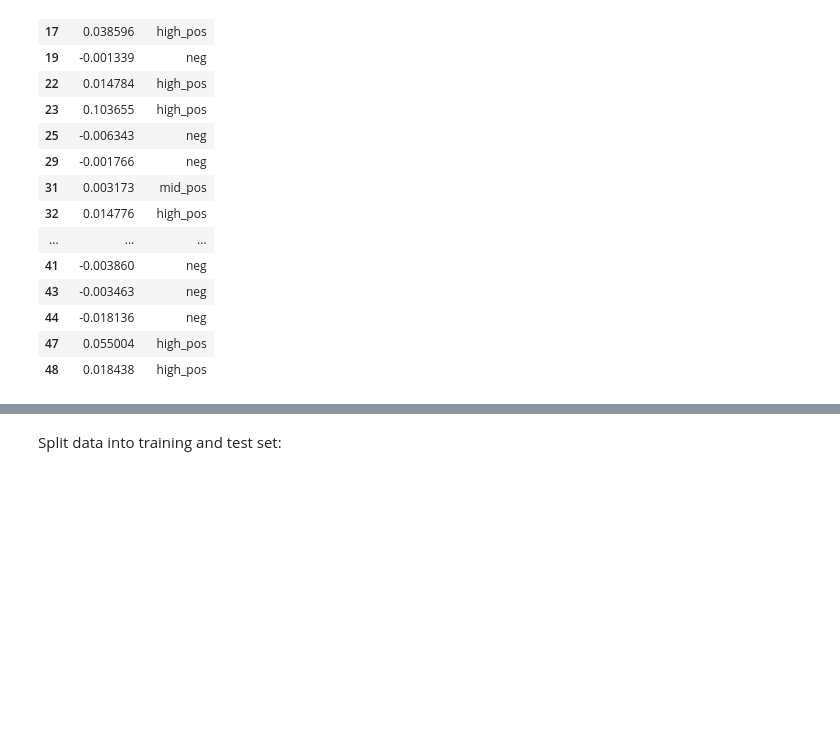
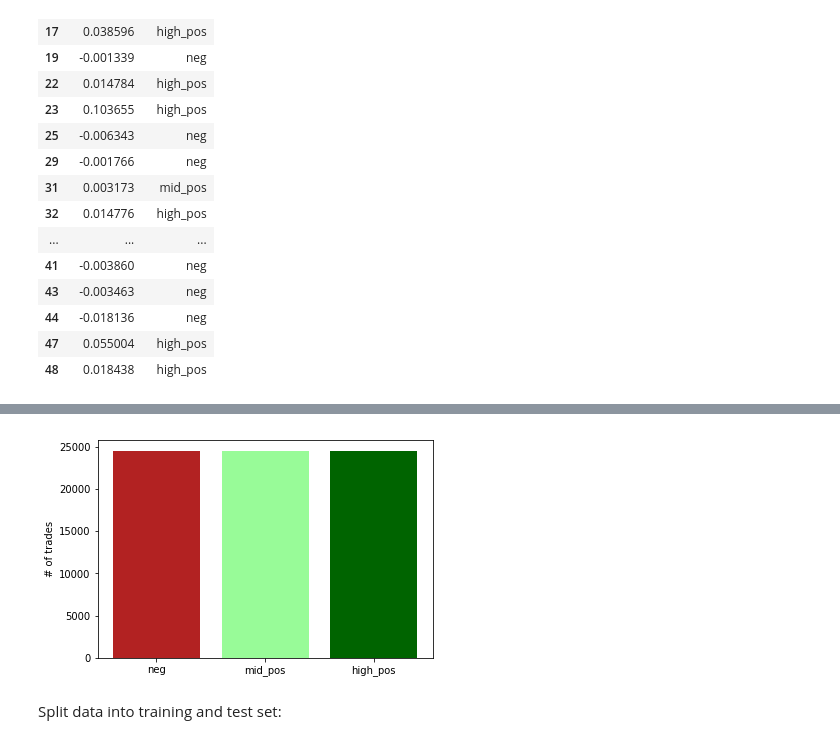
Before and after one commit to alexkapele/jane_street_prediction, a Jupyter notebook: jane_street.ipynb, the cells around one changed output, grey strips where cells are left out. Cells and saved outputs as stored; diff of their text form; code cells hidden in the pictures; blank space fills up the shorter version.

```diff
--- a/jane_street.ipynb
+++ b/jane_street.ipynb
@@ -435,3 +449,24 @@ plt.show()
+# %%
+#Find number of samples in class with smallest number of samples
+min_samples = 10**9
+for label in y_label.unique():
+    min_samples = min(min_samples, len(y_label[y_label==label]))
+
+#Randomly sample indices of samples to be removed from each class
+id_drop = []
+for label in y_label.unique():
+    id_drop.extend(y_label[y_label==label].sample(len(y_label[y_label==label])-min_samples).index.values)
+
+#Remove selected samples
+y_label_balanced = y_label.drop(id_drop)
+X_norm_balanced = X_norm.drop(id_drop)
+# %%
+plt.bar(x=[0,1,2], height=[len(y_label_balanced[y_label_balanced=='neg']),len(y_label_balanced[y_label_balanced=='mid_pos']),len(y_label_balanced[y_label_balanced=='high_pos'])],color=['firebrick','palegreen','darkgreen'])
+plt.xticks([0,1,2], ['neg','mid_pos','high_pos'])
+plt.ylabel('# of trades')
+plt.show()
+# %% [output]
+[figure, added]
 # %% [markdown]
 Split data into training and test set:
 # %%
```
Also changed, not shown: parts of 23 cells of this notebook.
